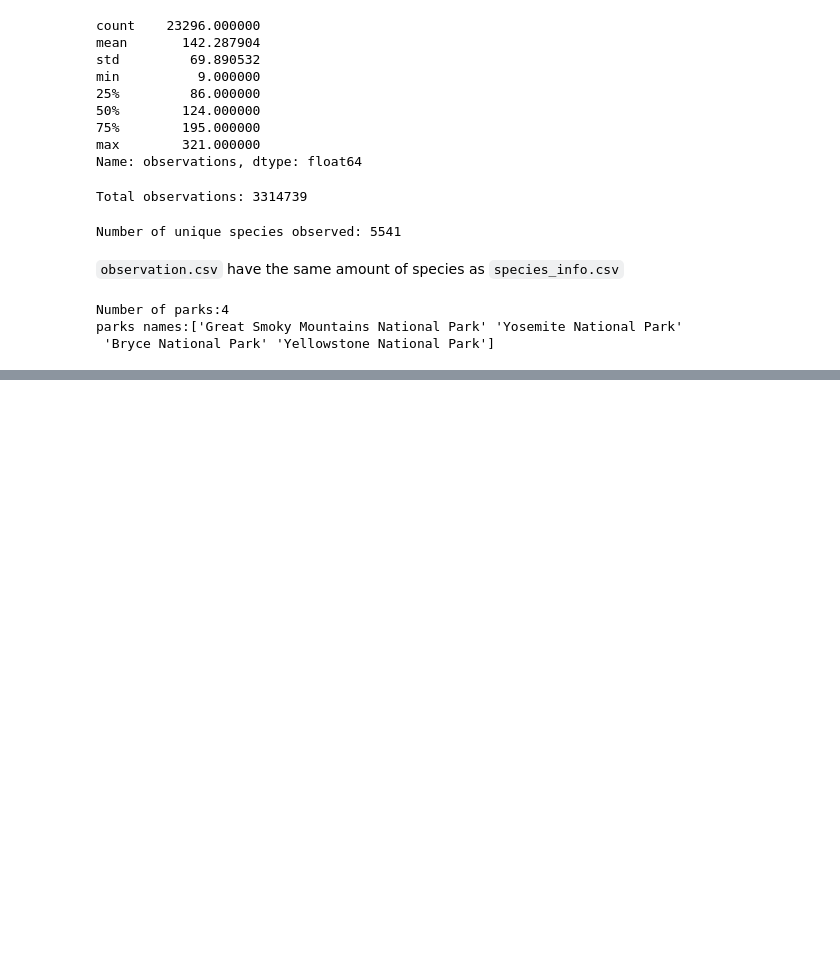
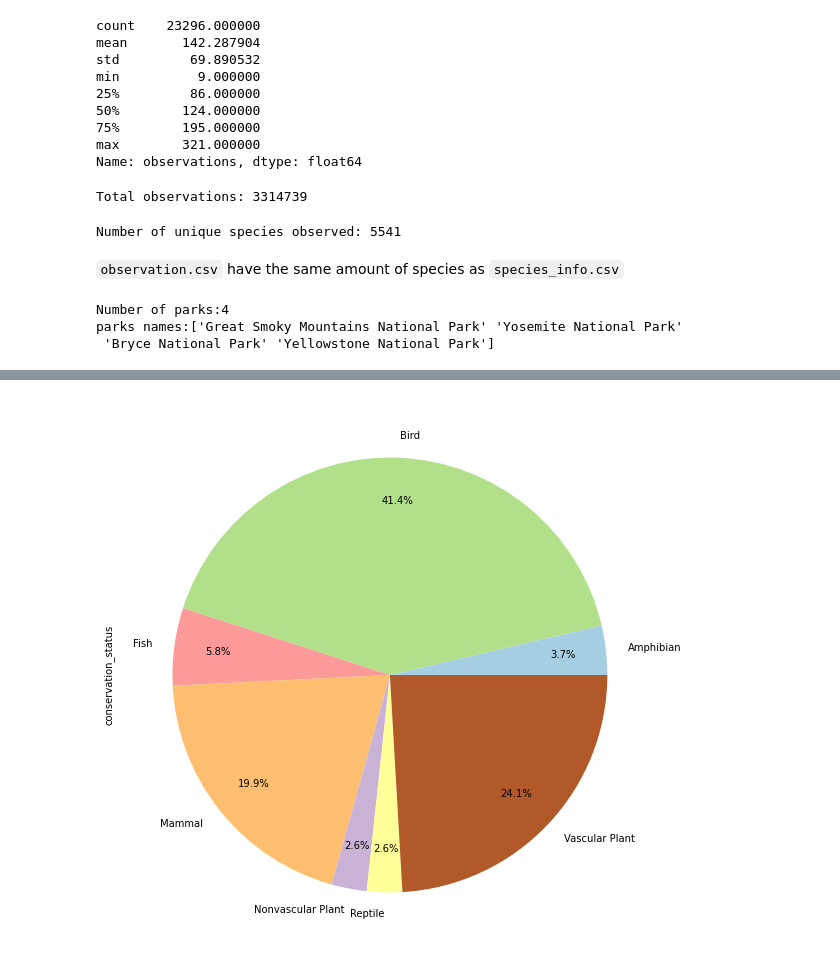
Before and after one commit to LucasArg00/biodiversity_codeacademy, a Jupyter notebook: biodiversity.ipynb, the cells around one changed output, grey strips where cells are left out. Saved outputs shown, nothing was run; the diff lists cells and outputs as text; code cells hidden in the pictures; blank space fills up the shorter version.

```diff
--- a/biodiversity.ipynb
+++ b/biodiversity.ipynb
@@ -194,0 +243,6 @@ parks names:['Great Smoky Mountains National Park' 'Yosemite National Park'
+# %%
+protected = species[["category", "conservation_status"]]\
+    [species.conservation_status != "without concerns"]\
+    .groupby("category").count()
+
+protected
@@ -194,0 +259,7 @@ parks names:['Great Smoky Mountains National Park' 'Yosemite National Park'
+# %%
+protected.plot(kind="pie", subplots=True, autopct='%1.1f%%',\
+                figsize=(15,10), colormap="Paired",legend=None,\
+                pctdistance=.80)
+plt.show()
+# %% [output]
+[figure, added]
```
Also changed, not shown: parts of 12 cells of this notebook.
